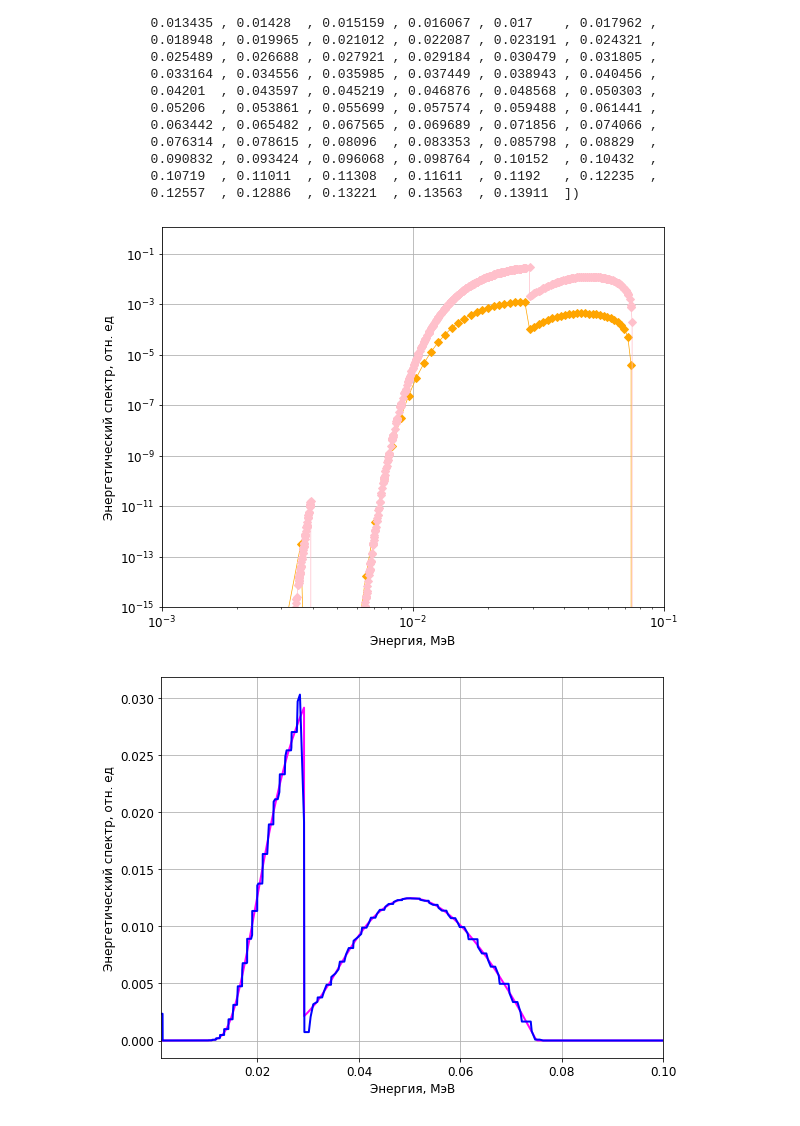
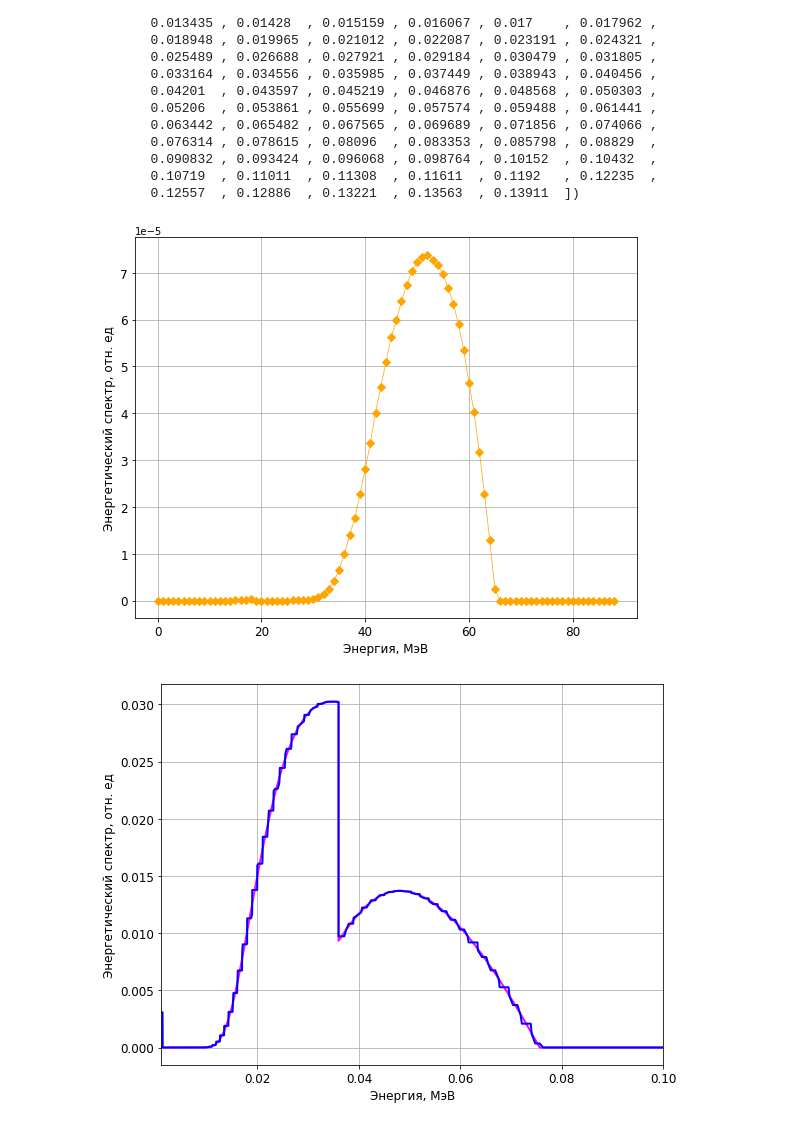
Before and after one commit to danisgrpv/gamma_4, a Jupyter notebook: Notebooks/Notebook_02_Восстановление_идеальными_прямоугольниками.ipynb, the cells around one changed output. Cells and saved outputs as stored; diff of their text form; code cells hidden in the pictures.

```diff
--- a/Notebooks/Notebook_02_Восстановление_идеальными_прямоугольниками.ipynb
+++ b/Notebooks/Notebook_02_Восстановление_идеальными_прямоугольниками.ipynb
@@ -12,9 +12,11 @@ import matplotlib.pyplot as plt
 Минимальная энергия: 1e-3
 windows (w) or linux (l): w
 # %%
+m = 30
+
 # Параметры пучка электронов и мишени
-target = R(Material(50), 1e-2)
-beams_energy = 0.075
+target = R(Material(m), 1e-2*(Material(m).M()/m))
+beams_energy = 0.075625
 brem = target.brem(beams_energy)
 brem_e = brem * en
 # %%
@@ -69,6 +71,8 @@ EDGE = []
 for i in range(1, len(en)):
     if en[i - 1] == en[i]:
         EDGE.append(i - 1)
+# %%
+EDGE.remove(EDGE[EDGE.index(Material(m).k_index())])
 # %%
 from garipov_deconvolution import get_coeff_simpson
 # %%
@@ -101,25 +105,25 @@ array([0.001064 , 0.0012945, 0.0015499, 0.0018285, 0.0021304, 0.0024559,
        0.10719  , 0.11011  , 0.11308  , 0.11611  , 0.1192   , 0.12235  ,
        0.12557  , 0.12886  , 0.13221  , 0.13563  , 0.13911  ])
 # %%
-signals_simpson = np.array(signals_simpson) / e3
+mean_spectrum = np.array(signals_simpson) / e3
 # %%
 fig, ax = plt.subplots(figsize=(9, 7))
 
-# ax.plot(list(range(len(signals_simpson))), signals_simpson, ls='-', marker='D', lw='0.7', ms=5, color='orange')
-ax.plot(e3, signals_simpson, ls='-', marker='D', lw='0.7', ms=5, color='orange')
-ax.plot(en, brem_e, ls='-', marker='D', lw='0.7', ms=5, color='pink')
+ax.plot(list(range(len(signals_simpson))), signals_simpson, ls='-', marker='D', lw='0.7', ms=5, color='orange')
+# ax.plot(e3, mean_spectrum, ls='-', marker='D', lw='0.7', ms=5, color='orange')
+# ax.plot(en, brem_e, ls='-', marker='D', lw='0.7', ms=5, color='pink')
 
 # настройки графика
 ax.set_xlabel('Энергия, МэВ', fontsize=12)
 ax.set_ylabel('Энергетический спектр, отн. ед', fontsize=12)
 ax.tick_params(axis='both', labelsize=12)
-ax.set_xscale('log')
-ax.set_yscale('log')
-ax.set_xlim(1e-3, 1e-1)
-ax.set_ylim(1e-15, 1.2)
+# ax.set_xscale('log')
+# ax.set_yscale('log')
+# ax.set_xlim(1e-3, 1e-1)
+# ax.set_ylim(1e-15, 1.2)
 ax.grid(True)
 # %% [output]
-[figure, old version]
+[figure, new version]
 # %%
 Matrix = [get_coeff_simpson(response, en, EDGE)[0] for response in resp_rectangle]
 # %%
@@ -160,4 +164,4 @@ ax.set_xlim(1e-3, 0.10e0)
 # ax.set_ylim(1e-7, 1.2)
 ax.grid(True)
 # %% [output]
-[figure, old version]
+[figure, new version]
```
Also changed, not shown: parts of 1 cell of this notebook, 3 other files.
